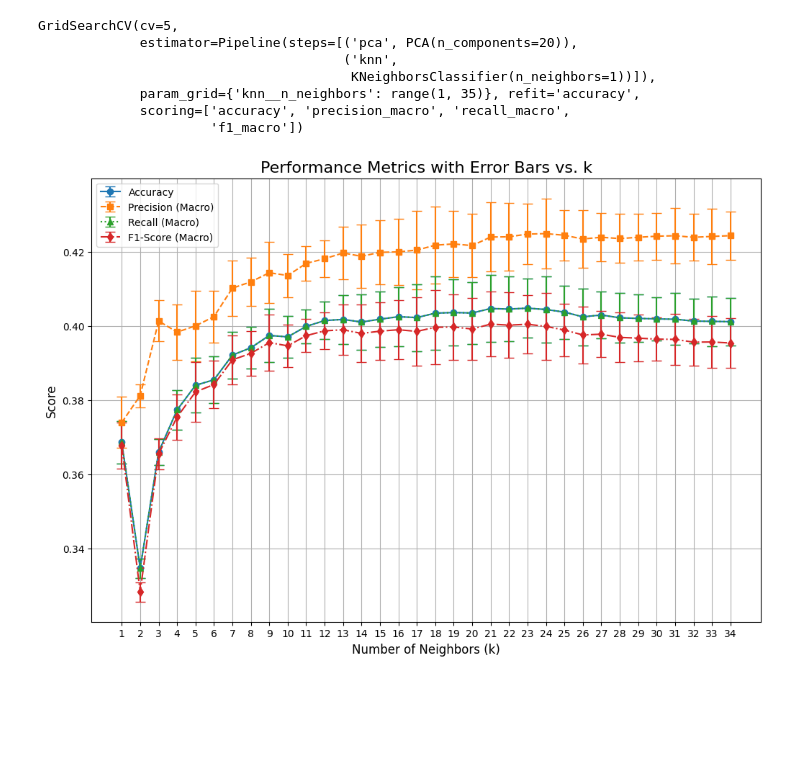
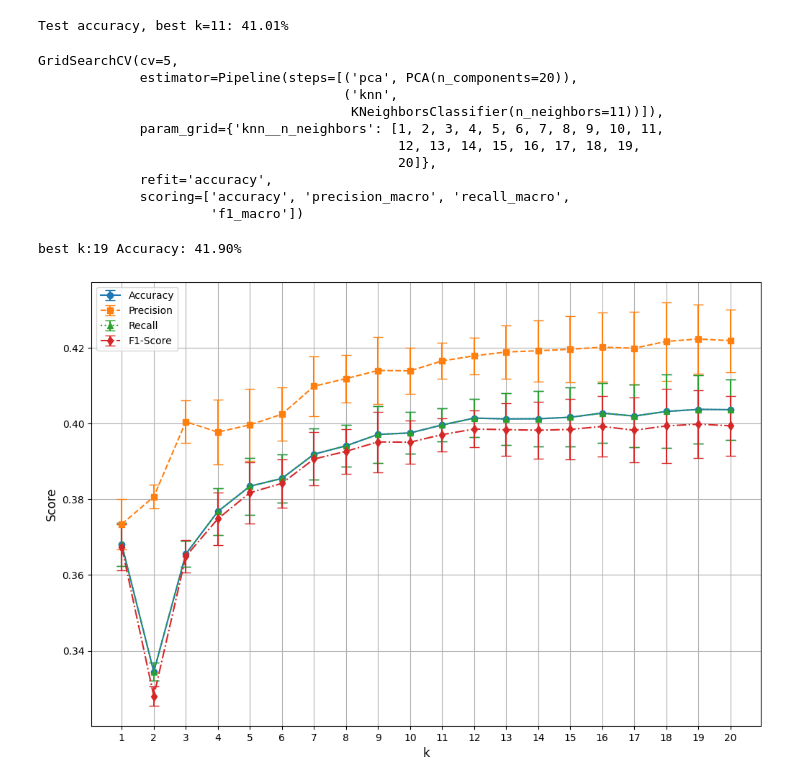
Before and after one commit to chan95821/cv101, a Jupyter notebook: image_classification/classification.ipynb, the cells around one changed output. Saved outputs shown, nothing was run; the diff lists cells and outputs as text; code cells hidden in the pictures; blank space fills up the shorter version.

Commit message:
complete kNN w/ 5 fold cross validation

```diff
--- a/image_classification/classification.ipynb
+++ b/image_classification/classification.ipynb
@@ -87,0 +60,7 @@ print(f"모든 성분 사용 정확도: {acc_all * 100:.2f}%")
+# %%
+pca_knn_pipeline.fit(X_train_dwt_all, y_train)
+y_pred_all = pca_knn_pipeline.predict(X_test_dwt_all)
+acc_pipeline_all = accuracy_score(y_test, y_pred_all)
+
+# without validation data
+print(f"PCA -> kNN Accuracy: {acc_pipeline_all*100:.2f}%")
@@ -87,0 +69,9 @@ print(f"모든 성분 사용 정확도: {acc_all * 100:.2f}%")
+# %%
+# Train -> Train/Validation split
+from sklearn.model_selection import train_test_split
+
+
+# Also create a stratified train/validation split for the 'approx' (low-pass) features
+X_train_approx_train, X_val_approx, y_train_approx_train, y_val_approx = train_test_split(
+    X_train_dwt_approx, y_train, test_size=0.2, random_state=42, stratify=y_train
+)
@@ -88,22 +105,46 @@ print(f"모든 성분 사용 정확도: {acc_all * 100:.2f}%")
+# %%
+
+pca_knn_pipeline.set_params(knn__n_neighbors=int(best_k_approx))
+
+pca_knn_pipeline.fit(X_train_dwt_approx, y_train)
+y_test_pred = pca_knn_pipeline.predict(X_test_dwt_approx)
+test_acc = accuracy_score(y_test, y_test_pred)
+print(f"Test accuracy, best k={best_k_approx}: {test_acc*100:.2f}%")
+# %% [output]
+Test accuracy, best k=11: 41.01%
 # %%
 from sklearn.model_selection import GridSearchCV
-k_range = range(1, 35)
+#automatic n-fold cross validation
 
 grid_params = {
-    'knn__n_neighbors' : k_range
+    'knn__n_neighbors' : k_values
 }
 scoring_metrics = ["accuracy", "precision_macro", "recall_macro", "f1_macro"]
 
+#cv = 5 to do 5 fold cross validation
 grid_search = GridSearchCV(pca_knn_pipeline, grid_params, cv = 5, scoring=scoring_metrics, refit='accuracy')
 grid_search.fit(X_train_dwt_all, y_train)
 # %% [output]
 GridSearchCV(cv=5,
              estimator=Pipeline(steps=[('pca', PCA(n_components=20)),
                                        ('knn',
-                                        KNeighborsClassifier(n_neighbors=1))]),
-             param_grid={'knn__n_neighbors': range(1, 35)}, refit='accuracy',
+                                        KNeighborsClassifier(n_neighbors=11))]),
+             param_grid={'knn__n_neighbors': [1, 2, 3, 4, 5, 6, 7, 8, 9, 10, 11,
+                                              12, 13, 14, 15, 16, 17, 18, 19,
+                                              20]},
+             refit='accuracy',
              scoring=['accuracy', 'precision_macro', 'recall_macro',
                       'f1_macro'])
+# %%
+# get best k params & estimator
+best = grid_search.best_estimator_
+y_test_pred_grid = best.predict(X_test_dwt_all)
+
+acc_grid_test = accuracy_score(y_test, y_test_pred_grid)
+best_k = best.get_params()['knn__n_neighbors']
+print(f"best k:{best_k} Accuracy: {acc_grid_test*100:.2f}%")
+# %% [output]
+best k:19 Accuracy: 41.90%
 # %%
 from matplotlib import pyplot as plt
 
@@ -129,37 +170,35 @@ plt.errorbar(
     k_values,
     mean_precision,
     yerr=std_precision,
     marker="s",
     capsize=5,
     linestyle="--",
-    label="Precision (Macro)",
+    label="Precision",
 )
 plt.errorbar(
     k_values,
     mean_recall,
     yerr=std_recall,
     marker="^",
     capsize=5,
     linestyle=":",
-    label="Recall (Macro)",
+    label="Recall",
 )
 plt.errorbar(
     k_values,
     mean_f1,
     yerr=std_f1,
     marker="d",
     capsize=5,
     linestyle="-.",
-    label="F1-Score (Macro)",
+    label="F1-Score",
 )
 
-# 3. 그래프 꾸미기
-plt.title("Performance Metrics with Error Bars vs. k", fontsize=16)
-plt.xlabel("Number of Neighbors (k)", fontsize=12)
+plt.xlabel("k", fontsize=12)
 plt.ylabel("Score", fontsize=12)
 plt.xticks(k_values)
 plt.legend()
 plt.grid(True)
 plt.show()
 # %% [output]
-[figure, old version]
+[figure, new version]
```
Also changed, not shown: parts of 8 cells of this notebook.
